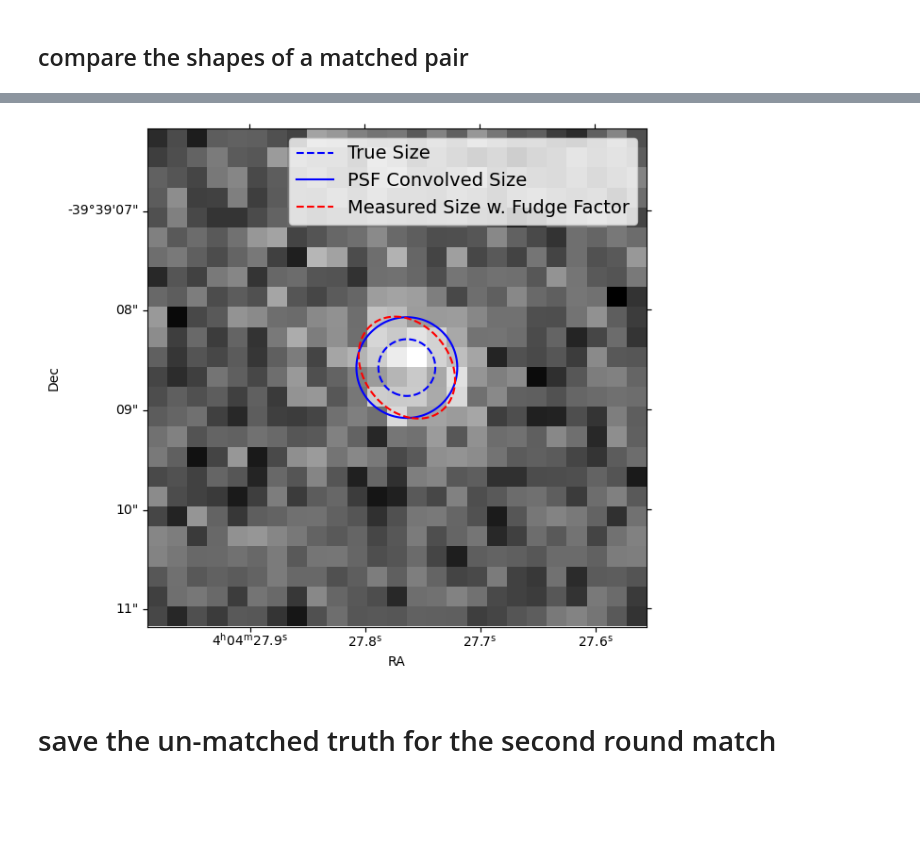
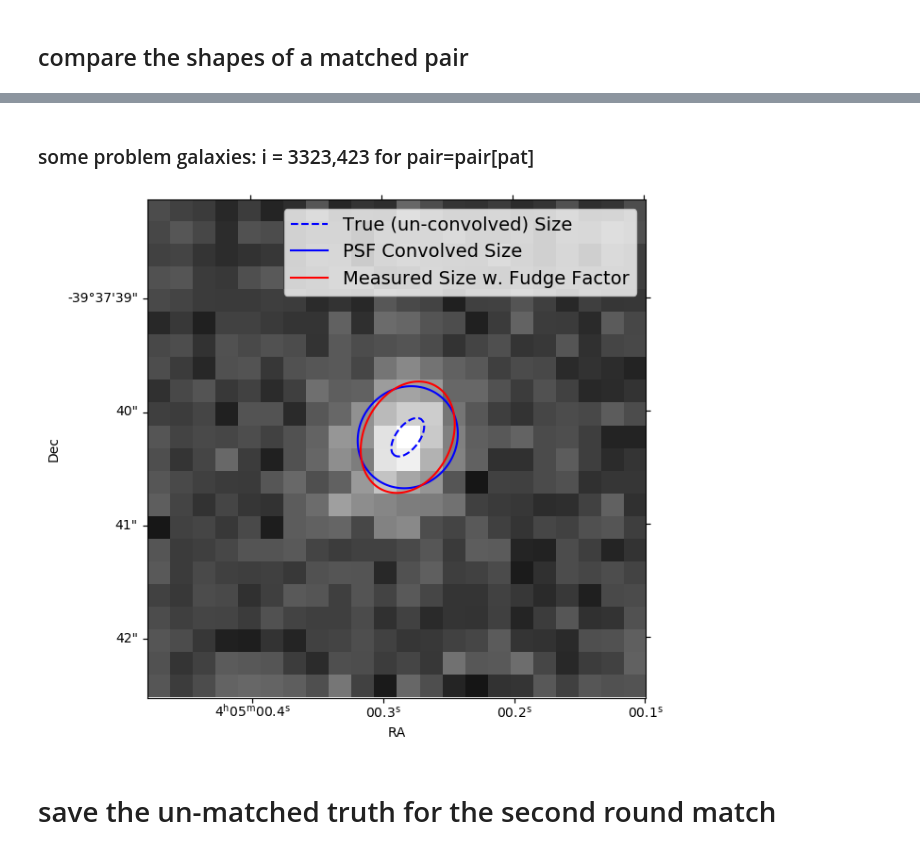
Before and after one commit to LSSTDESC/Cluster_Blending, a Jupyter notebook: match_ellipse_dc2.ipynb, the cells around one changed output, grey strips where cells are left out. Drawn from its saved outputs; the diff is of its cells as text; code cells hidden in the pictures; blank space fills up the shorter version.

```diff
--- a/match_ellipse_dc2.ipynb
+++ b/match_ellipse_dc2.ipynb
@@ -527,0 +611,5 @@ for i in np.random.randint(0, high=N, size=1):
+# %%
+for j in np.random.randint(0, high=N, size=1):
+    radec = lsst.geom.SpherePoint(ra[j], dec[j], lsst.geom.degrees)
+    wcs = skymap.findTract(radec).getWcs()
+    print(j, wcs.getCdMatrix())
@@ -643,3 +773,9 @@ for i, (ra_this, dec_this) in enumerate(zip(ra, dec)):
 
 truth['x0_t'] = x0
 truth['y0_t'] = y0
+# %%
+for j in np.random.randint(0, high=N, size=1):
+    radec = lsst.geom.SpherePoint(ra[j], dec[j], lsst.geom.degrees)
+    wcs = skymap.findTract(radec).getWcs()
+    print(j)
+    print(wcs)
@@ -722,7 +866,7 @@ b_pix = truth_patch['size_minor_pix']
 a_pix_eff = truth_patch['size_pix_eff']
 b_pix_eff = truth_patch['size_minor_pix_eff']
 
-theta = truth_patch['position_angle_true']
+theta = truth_patch['theta_true']
 # %%
 N = len(truth_patch)
 
@@ -860,3 +1044,9 @@ rat, dect = pair['ra_true'], pair['dec_true']
+# %%
+ra = pair['ra']
+dec = pair['dec']
+
+x0 = pair['x']
+y0 = pair['y']
 # %%
 N = len(pair)
 
@@ -913,13 +1118,11 @@ for i in np.random.randint(0, high=N, size=1):
+# %% [markdown]
+### some problem galaxies: i = 3323,423 for pair=pair[pat]
 # %%
 pair = pair[ pair['patch'] == pat ]
 N = len(pair)
 
-cutout_size = 25 # 300 pixels -> about 1 arcmin (we'll see why in a bit!)
+cutout_size = 22 # 300 pixels -> about 1 arcmin (we'll see why in a bit!)
 cutout_extent = lsst.geom.ExtentI(cutout_size, cutout_size)
-
-Ixx = pair['Ixx_pixel']
-Iyy = pair['Iyy_pixel']
-Ixy = pair['Ixy_pixel']
 
 a_pix = pair['size_pix']
 b_pix = pair['size_minor_pix']
@@ -927,57 +1130,66 @@ b_pix = pair['size_minor_pix']
 a_pix_eff = pair['size_pix_eff']
 b_pix_eff = pair['size_minor_pix_eff']
 
-theta = pair['position_angle_true']
-
-fudge = 1.5**4
+n = 1.5
 
 for i in np.random.randint(0, high=N, size=1):
-#for i in [135, 558, 1294, 1476, 1845, 1858, 1875, 1881, 2008, 505, 558]:
+#for i in [135, 558, 1294, 1476, 1845, 1858, 1875, 1881, 2008, 505]:
 
     radec = lsst.geom.SpherePoint(pair["ra"][i], pair["dec"][i], lsst.geom.degrees)
     center = skymap.findTract(radec).getWcs().skyToPixel(radec)
-    bbox = lsst.geom.BoxI(lsst.geom.Point2I((center.x - cutout_size*0.5, center.y - cutout_size*0.5)), cutout_extent)
+
+    if np.floor(center.x) - np.round(center.x) == 0:
+        pix_center_x = center.x
+    else:
+        pix_center_x = center.x + 1
+
+    if np.floor(center.y) - np.round(center.y) == 0:
+        pix_center_y = center.y
+    else:
+        pix_center_y = center.y + 1
+
+    bbox = lsst.geom.BoxI(lsst.geom.Point2I((pix_center_x - cutout_size*0.5, pix_center_y - cutout_size*0.5)), cutout_extent)
 
     cutout = butler.get("deepCoadd_sub", dataId=dataId, bbox=bbox)
     wcs = cutout.getWcs()
 
-    off = lsst.geom.Extent2D(-(center.x - cutout_size*0.5), -(center.y - cutout_size*0.5))
+    off = lsst.geom.Extent2D(-(pix_center_x - cutout_size*0.5), -(pix_center_y - cutout_size*0.5))
     wcs_new = wcs.copyAtShiftedPixelOrigin(off)
     wcs_fits_meta = wcs_new.getFitsMetadata()
 
     image_arr = cutout.getMaskedImage().getImage().array
 
     fig, ax = plt.subplots(subplot_kw={'projection': WCS(wcs_fits_meta)}, figsize=(7, 7), dpi=100)
 
     #vmin, vmax = ZScaleInterval().get_limits(image_arr)
     vmin, vmax = image_arr.min(), image_arr.max()
 
     ax.imshow(image_arr, vmin=vmin, vmax=vmax, cmap='binary_r', origin='lower')
 
     rough_size = 2*np.sqrt( pair['pi_ab'][i] )
 
-    params = ab2AB(a_pix[i], b_pix[i], theta[i], cutout_size/2, cutout_size/2)
+    params = ab2AB(a_pix[i], b_pix[i], pair['theta_true'][i], cutout_size/2, cutout_size/2)
     plot_shape(cutout_size/2, cutout_size/2, rough_size, params, c='b', ls='--', ax=ax)
 
-    params = ab2AB(a_pix_eff[i], b_pix_eff[i], theta[i], cutout_size/2, cutout_size/2)
+    params = ab2AB(a_pix_eff[i], b_pix_eff[i], pair['theta_true'][i], cutout_size/2, cutout_size/2)
     plot_shape(cutout_size/2, cutout_size/2, rough_size, params, c='b', ls='-', ax=ax)
 
-    params = moments2AB(fudge*Ixx[i], fudge*Iyy[i], fudge*Ixy[i], cutout_size/2, cutout_size/2)
-    plot_shape(cutout_size/2, cutout_size/2, rough_size, params, c='r', ls='--', ax=ax)
+    params = ab2AB(n*pair['a_obj'][i], n*pair['b_obj'][i], pair['theta_obj'][i], cutout_size/2, cutout_size/2)
+    plot_shape(cutout_size/2, cutout_size/2, rough_size, params, c='r', ls='-', ax=ax)
 
-    ax.plot([], [], 'b--', label='True Size')
-    ax.plot([], [], 'b', label='PSF Convolved Size')
-    ax.plot([], [], 'r--', label='Measured Size w. Fudge Factor')
+    ax.plot([], [], 'b--', label='True (un-convolved) Size')
+    ax.plot([], [], 'b-', label='PSF Convolved Size')
+    ax.plot([], [], 'r-', label='Measured Size w. Fudge Factor')
 
     ax.set_xlabel("RA")
     ax.set_ylabel("Dec")
 
     ax.legend(prop={'size':14})
 
     #plt.savefig(f'./obj/{i}.jpeg')
     #plt.cla()
 # %% [output]
-[figure, old version]
+[figure, new version]
 # %% [markdown]
 # save the un-matched truth for the second round match
 # %%
```
Also changed, not shown: parts of 50 cells of this notebook.
